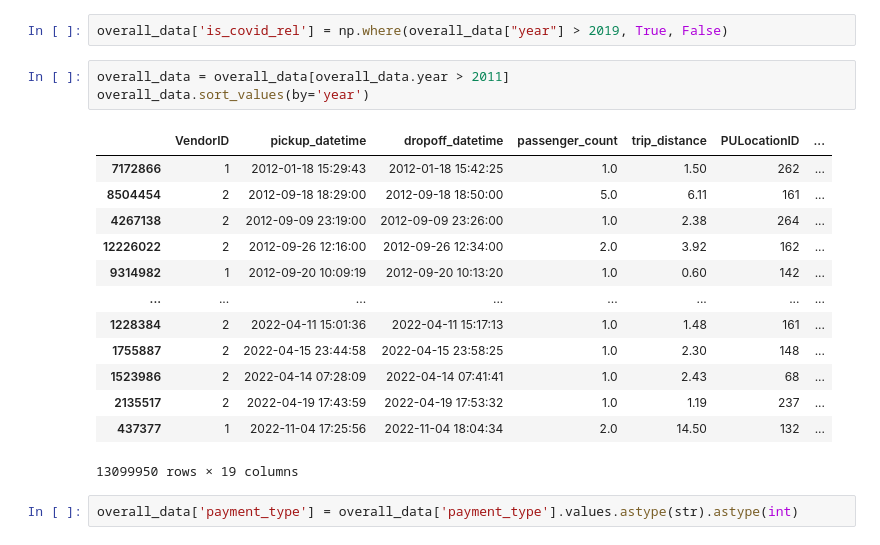
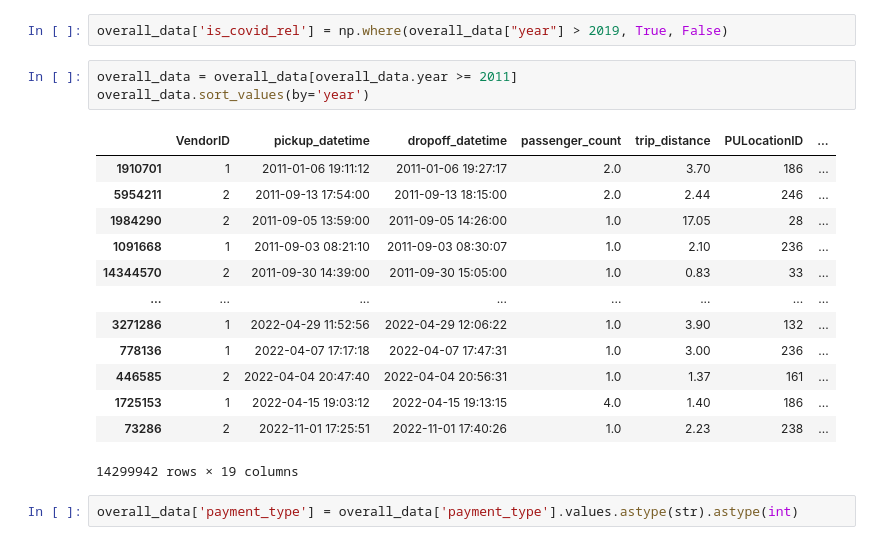
Before and after one commit to WillBallentine/Covid-Effect-on-NYC-Taxi, a Jupyter notebook: taxi_csv_create.ipynb, the cells around one changed output. Drawn from its saved outputs; the diff is of its cells as text.

```diff
--- a/taxi_csv_create.ipynb
+++ b/taxi_csv_create.ipynb
@@ -78,22 +63,22 @@ overall_data['year'] = overall_data["pickup_datetime"].dt.year
 # %%
 overall_data['is_covid_rel'] = np.where(overall_data["year"] > 2019, True, False)
 # %%
-overall_data = overall_data[overall_data.year > 2011]
+overall_data = overall_data[overall_data.year >= 2011]
 overall_data.sort_values(by='year')
 # %% [output]
 |  | VendorID | pickup_datetime | dropoff_datetime | passenger_count | trip_distance | PULocationID | ... |
-| 7172866 | 1 | 2012-01-18 15:29:43 | 2012-01-18 15:42:25 | 1.0 | 1.50 | 262 | ... |
-| 8504454 | 2 | 2012-09-18 18:29:00 | 2012-09-18 18:50:00 | 5.0 | 6.11 | 161 | ... |
-| 4267138 | 2 | 2012-09-09 23:19:00 | 2012-09-09 23:26:00 | 1.0 | 2.38 | 264 | ... |
-| 12226022 | 2 | 2012-09-26 12:16:00 | 2012-09-26 12:34:00 | 2.0 | 3.92 | 162 | ... |
-| 9314982 | 1 | 2012-09-20 10:09:19 | 2012-09-20 10:13:20 | 1.0 | 0.60 | 142 | ... |
+| 1910701 | 1 | 2011-01-06 19:11:12 | 2011-01-06 19:27:17 | 2.0 | 3.70 | 186 | ... |
+| 5954211 | 2 | 2011-09-13 17:54:00 | 2011-09-13 18:15:00 | 2.0 | 2.44 | 246 | ... |
+| 1984290 | 2 | 2011-09-05 13:59:00 | 2011-09-05 14:26:00 | 1.0 | 17.05 | 28 | ... |
+| 1091668 | 1 | 2011-09-03 08:21:10 | 2011-09-03 08:30:07 | 1.0 | 2.10 | 236 | ... |
+| 14344570 | 2 | 2011-09-30 14:39:00 | 2011-09-30 15:05:00 | 1.0 | 0.83 | 33 | ... |
 | ... | ... | ... | ... | ... | ... | ... | ... |
-| 1228384 | 2 | 2022-04-11 15:01:36 | 2022-04-11 15:17:13 | 1.0 | 1.48 | 161 | ... |
-| 1755887 | 2 | 2022-04-15 23:44:58 | 2022-04-15 23:58:25 | 1.0 | 2.30 | 148 | ... |
-| 1523986 | 2 | 2022-04-14 07:28:09 | 2022-04-14 07:41:41 | 1.0 | 2.43 | 68 | ... |
-| 2135517 | 2 | 2022-04-19 17:43:59 | 2022-04-19 17:53:32 | 1.0 | 1.19 | 237 | ... |
-| 437377 | 1 | 2022-11-04 17:25:56 | 2022-11-04 18:04:34 | 2.0 | 14.50 | 132 | ... |
+| 3271286 | 1 | 2022-04-29 11:52:56 | 2022-04-29 12:06:22 | 1.0 | 3.90 | 132 | ... |
+| 778136 | 1 | 2022-04-07 17:17:18 | 2022-04-07 17:47:31 | 1.0 | 3.00 | 236 | ... |
+| 446585 | 2 | 2022-04-04 20:47:40 | 2022-04-04 20:56:31 | 1.0 | 1.37 | 161 | ... |
+| 1725153 | 1 | 2022-04-15 19:03:12 | 2022-04-15 19:13:15 | 4.0 | 1.40 | 186 | ... |
+| 73286 | 2 | 2022-11-01 17:25:51 | 2022-11-01 17:40:26 | 1.0 | 2.23 | 238 | ... |
-13099950 rows × 19 columns
+14299942 rows × 19 columns
 # %%
 overall_data['payment_type'] = overall_data['payment_type'].values.astype(str).astype(int)
 # %%
```
Also changed, not shown: parts of 1 cell of this notebook, 1 other file.
